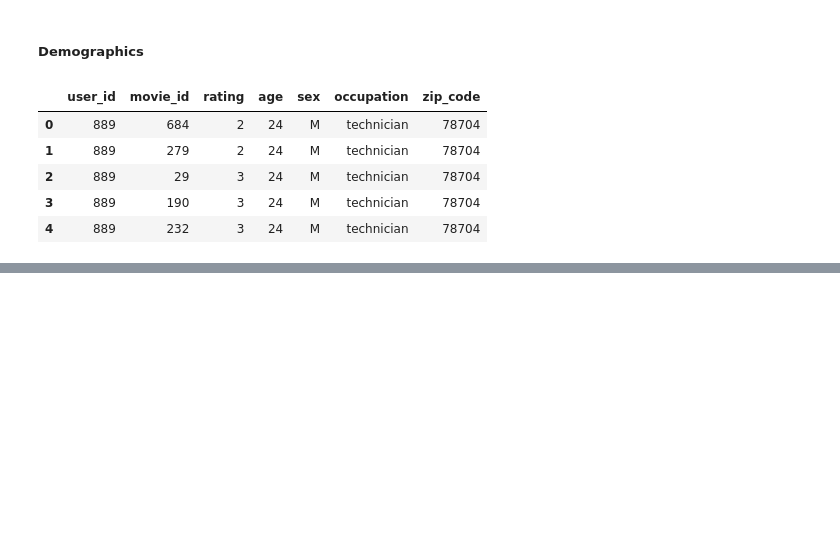
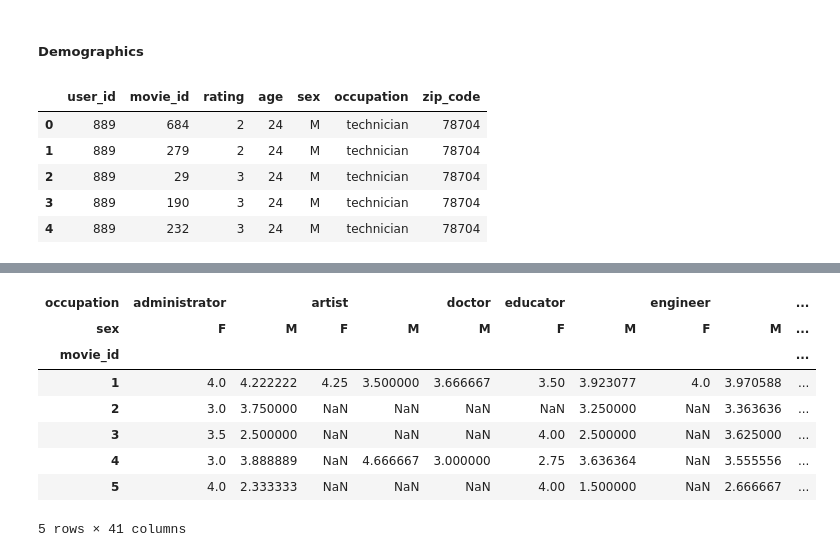
Before and after one commit to YAHYA-H/XRecomendationEngine, a Jupyter notebook: CollaborativeFilter/collaborativeFilteringFramework.ipynb, the cells around one changed output, grey strips where cells are left out. Drawn from its saved outputs; the diff is of its cells as text; code cells hidden in the pictures; blank space fills up the shorter version.

Commit message:
build  demographic filter with both gender & occupation

```diff
--- a/CollaborativeFilter/collaborativeFilteringFramework.ipynb
+++ b/CollaborativeFilter/collaborativeFilteringFramework.ipynb
@@ -265,0 +268,17 @@ score(cf_gender)
+# %%
+# Lets build one more demographic filter, but this time using both gender and occupation
+
+gen_occ_mean = merged_df[['sex', 'rating', 'movie_id', 'occupation']].pivot_table(
+values='rating', index='movie_id', columns=['occupation', 'sex'], aggfunc='mean')
+
+gen_occ_mean.head()
+# %% [output]
+| occupation | administrator |  | artist |  | doctor | educator |  | engineer |  | ... |
+| sex | F | M | F | M | M | F | M | F | M | ... |
+| movie_id |  |  |  |  |  |  |  |  |  | ... |
+| 1 | 4.0 | 4.222222 | 4.25 | 3.500000 | 3.666667 | 3.50 | 3.923077 | 4.0 | 3.970588 | ... |
+| 2 | 3.0 | 3.750000 | NaN | NaN | NaN | NaN | 3.250000 | NaN | 3.363636 | ... |
+| 3 | 3.5 | 2.500000 | NaN | NaN | NaN | 4.00 | 2.500000 | NaN | 3.625000 | ... |
+| 4 | 3.0 | 3.888889 | NaN | 4.666667 | 3.000000 | 2.75 | 3.636364 | NaN | 3.555556 | ... |
+| 5 | 4.0 | 2.333333 | NaN | NaN | NaN | 4.00 | 1.500000 | NaN | 2.666667 | ... |
+5 rows × 41 columns
```
Also changed, not shown: parts of 3 cells of this notebook.
